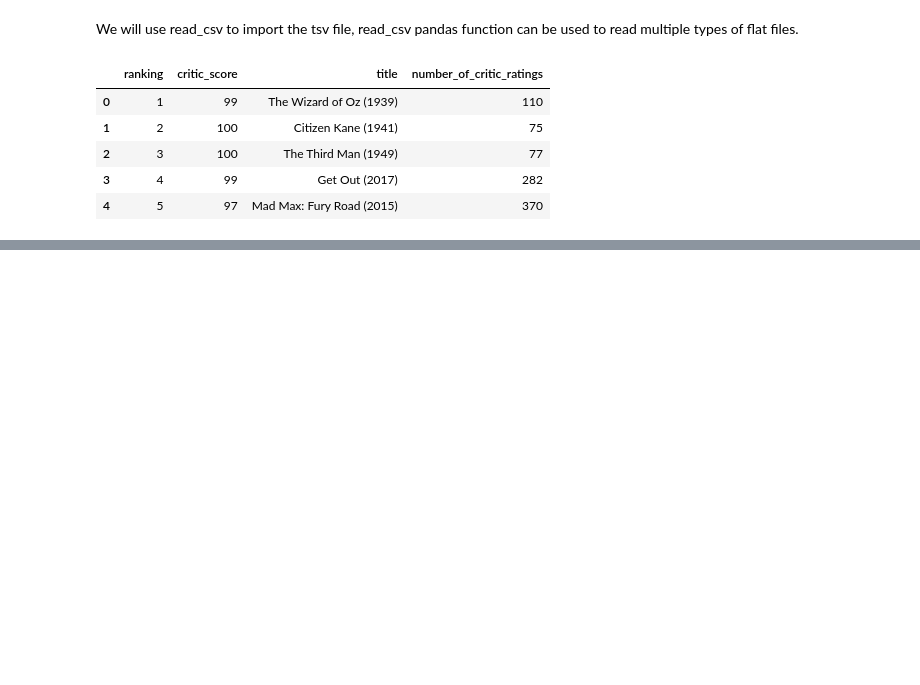
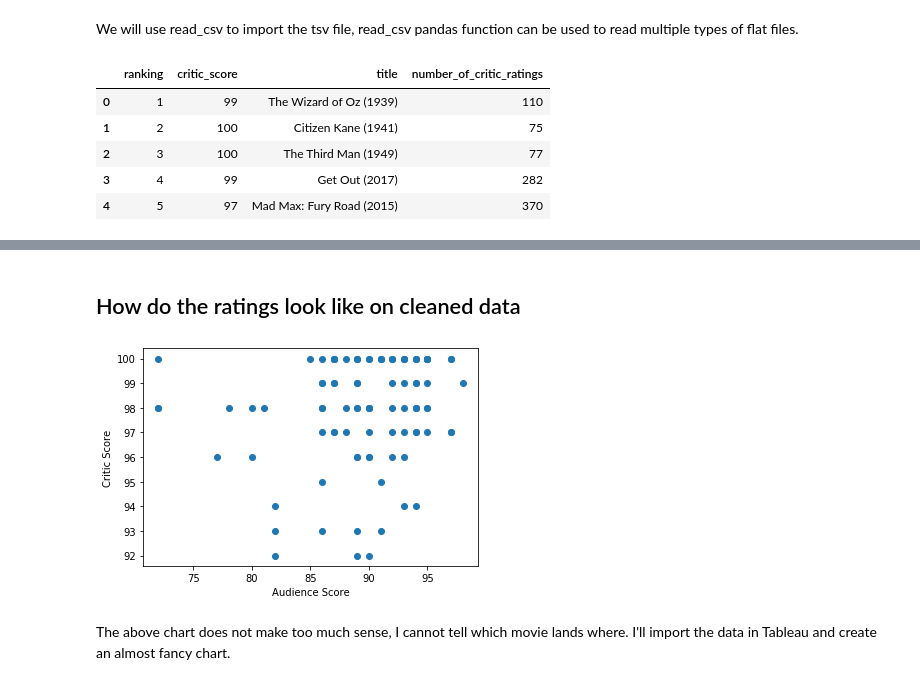
Before and after one commit to nehatarey/data-wrangling, a Jupyter notebook: gathering-data-movies-prj.ipynb, the cells around one changed output, grey strips where cells are left out. Saved outputs shown, nothing was run; the diff lists cells and outputs as text; code cells hidden in the pictures; blank space fills up the shorter version.

Commit message:
Added new data frame and visualitzations

```diff
--- a/gathering-data-movies-prj.ipynb
+++ b/gathering-data-movies-prj.ipynb
@@ -7,6 +11,6 @@ import pandas as pd
 # %%
-df = pd.read_csv('bestofrt.tsv', sep = "\t")
-df.head()
+df_1 = pd.read_csv('bestofrt.tsv', sep = "\t")
+df_1.head()
 # %% [output]
 |  | ranking | critic_score | title | number_of_critic_ratings |
 | 0 | 1 | 99 | The Wizard of Oz (1939) | 110 |
@@ -16,0 +27,4 @@ df.head()
+# %%
+#open a html file- using et for ref here
+with open("rt_html/et_the_extraterrestrial.html") as file:
+    soup = BeautifulSoup(file, "lxml") #use beautiful soup constructor to open the file, lxml is the parser
@@ -16,0 +81,24 @@ df.head()
+# %%
+# List of dictionaries to build file by file and later convert to a DataFrame
+df_list = []
+folder = 'rt_html'
+for movie_html in os.listdir(folder):
+    with open(os.path.join(folder, movie_html)) as file:
+        # Your code here
+        soup = BeautifulSoup(file, "lxml")
+
+        title = soup.find('title').contents[0][:-len(' - Rotten Tomatoes')]
+        #try removing \xa01982 from title
+        title = unicodedata.normalize("NFKD", title)
+        audience_score = soup.find('div', class_='audience-score meter').find('span').contents[0][:-1]
+        #extract the div tag that has user ratings and then remove the commas
+        num_audience_ratings=soup.find('div',class_='audience-info hidden-xs superPageFontColor')
+        num_audience_ratings = num_audience_ratings.find_all('div')[1].contents[2].strip().replace(',','')
+
+        # Append to list of dictionaries
+        df_list.append({'title': title,
+                        'audience_score': int(audience_score),
+                        'number_of_audience_ratings': int(num_audience_ratings)})
+
+        # Note: a correct implementation may take ~15 seconds to run
+        df = pd.DataFrame(df_list, columns = ['title', 'audience_score', 'number_of_audience_ratings'])
@@ -16,0 +120,4 @@ df.head()
+# %%
+# do a left join on the main dataset df_1 on title
+df_combined= pd.merge(df,df_1, how='left', on='title')
+df_combined.head()
@@ -16,0 +148,2 @@ df.head()
+# %% [markdown]
+## How do the ratings look like on cleaned data
@@ -16,0 +152,8 @@ df.head()
+# %%
+plt.scatter(df_combined.audience_score, df_combined.critic_score);
+plt.xlabel('Audience Score')
+plt.ylabel('Critic Score');
+# %% [output]
+[figure, added]
+# %% [markdown]
+The above chart does not make too much sense, I cannot tell which movie lands where. I'll import the data in Tableau and create an almost fancy chart.
```
Also changed, not shown: parts of 20 cells of this notebook.
